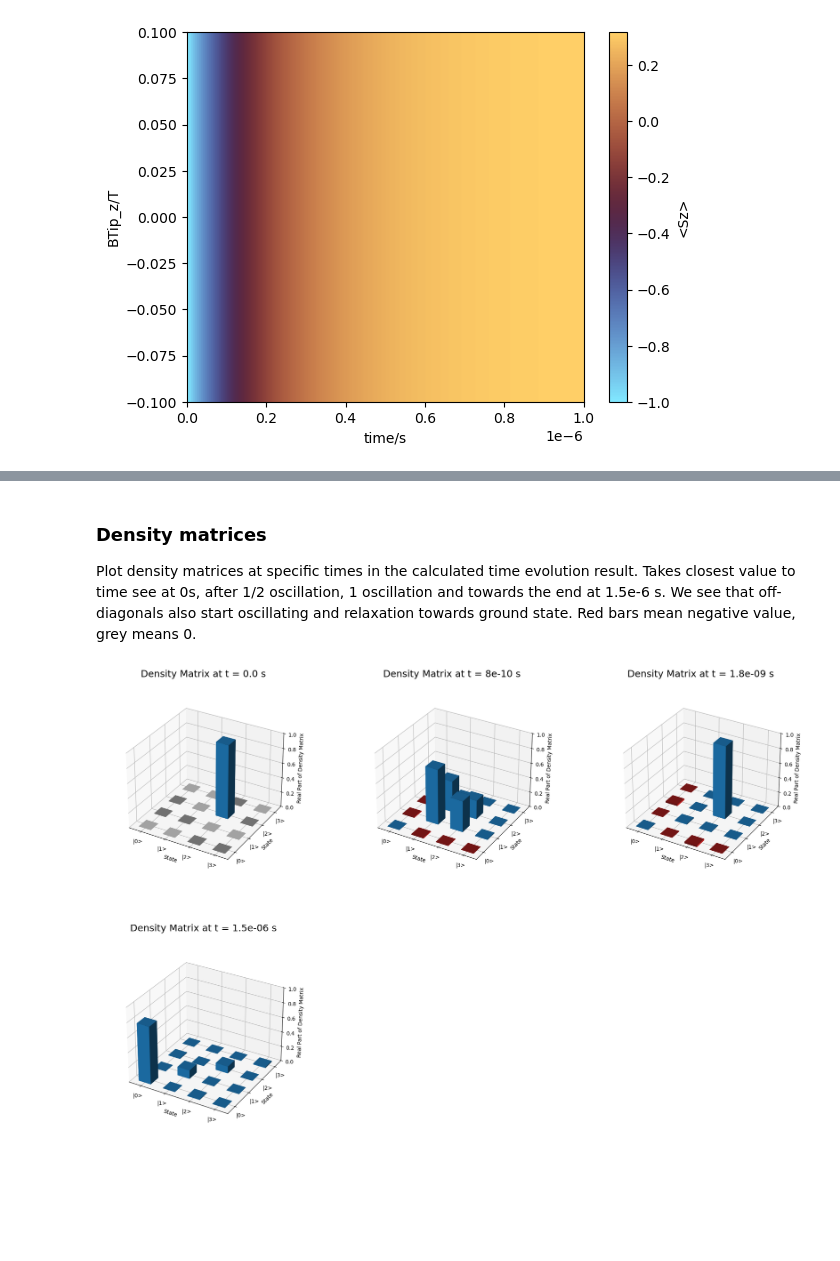
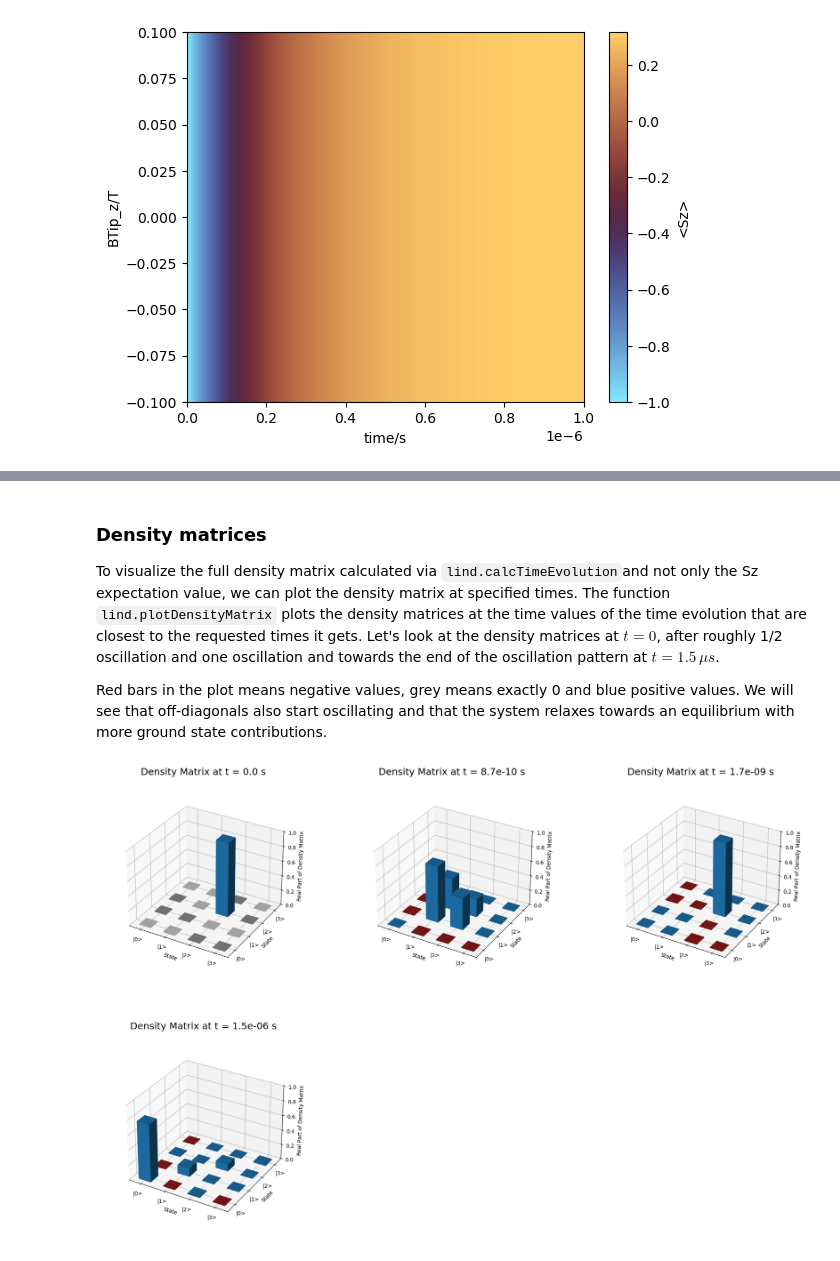
Before and after one commit to WillkeLab/Spinfinity, a Jupyter notebook: examples/ESR Examples/Lindblad_example.ipynb, the cells around one changed output, grey strips where cells are left out. Drawn from its saved outputs; the diff is of its cells as text; code cells hidden in the pictures; blank space fills up the shorter version.

```diff
--- a/examples/ESR Examples/Lindblad_example.ipynb
+++ b/examples/ESR Examples/Lindblad_example.ipynb
@@ -143,18 +218,19 @@ spinsys2 = SpinSys([0.5, 0.5])
 spinsys2.B = np.array([0, 0, 0.5])  # T
 spinsys2.BTip = np.array([0.01, 0, 0.01]) # T
 spinsys2.T = 0.3    # K
-spinsys2.Jvector[0, :] = np.array([1, 1, 1])*0.5*spinsys2.GHztomeVConversion    # 0.5 GHz exchange coupling
+J_GHz = 0.5
+spinsys2.Jvector[0, :] = np.array([1, 1, 1])*J_GHz*spinsys2.GHztomeVConversion    # 0.5 GHz exchange coupling
 
 # define tunneling parameters
 spinsys2.G_ss = [2e-9]*spinsys2.NSpins
 spinsys2.G=0.2e-9
 spinsys2.G_tt = 1
-spinsys2.V_DC = 0
+spinsys2.V_DC = 0   # no voltage bias
 
 # plot EigenMatrix
 hamil.calcEigStates(spinsys2)
 vis.plotEigenMatrix(spinsys2);
-lind.plotTipZeemanDiagramm(spinsys2, BTipRange=[-0.1, 0.1], N_BTip=200);
+lind.plotTipZeemanDiagramm(spinsys2, BTipRange=[-0.1, 0.1], N_BTip=200);    # plot tip field Zeeman diagram specifying BTip range and number of tip field data points
 
 # calculate Lindblad operators
 lind.collapseOperators(spinsys2);
@@ -213,15 +294,14 @@ J=500.0 MHz
 # %% [markdown]
 ### Density matrices
 
-Plot density matrices at specific times in the calculated time evolution result. Takes closest value to time
-see at 0s, after 1/2 oscillation, 1 oscillation and towards the end at 1.5e-6 s. We see that off-diagonals also start oscillating and relaxation towards ground state.
-Red bars mean negative value, grey means 0.
+To visualize the full density matrix calculated via `lind.calcTimeEvolution`and not only the Sz expectation value, we can plot the density matrix at specified times. The function `lind.plotDensityMatrix` plots the density matrices at the time values of the time evolution that are closest to the requested times it gets. Let's look at the density matrices at $t=0$, after roughly 1/2 oscillation and one oscillation and towards the end of the oscillation pattern at $t=1.5 \, \mu s$.
+
+Red bars in the plot means negative values, grey means exactly 0 and blue positive values. We will see that off-diagonals also start oscillating and that the system relaxes towards an equilibrium with more ground state contributions.
 # %%
-times_densmats = [0, 0.09e-8, 1/574e6, 1.5e-6]
+times_densmats = [0, 1/2/574e6, 1/574e6, 1.5e-6]  # define the time values for which to plot the density matrices
 lind.plotDensityMatrix(spinsys2, time_type="value", time_value=times_densmats);
-##lind.plotDensityMatrix(spinsys2, time_type="value", time_value=[0, 1]);
 # %% [output]
-[figure, old version]
+[figure, new version]
 # %% [markdown]
 ### Tip field sweep
 
```
Also changed, not shown: parts of 20 cells of this notebook, 1 other file.
